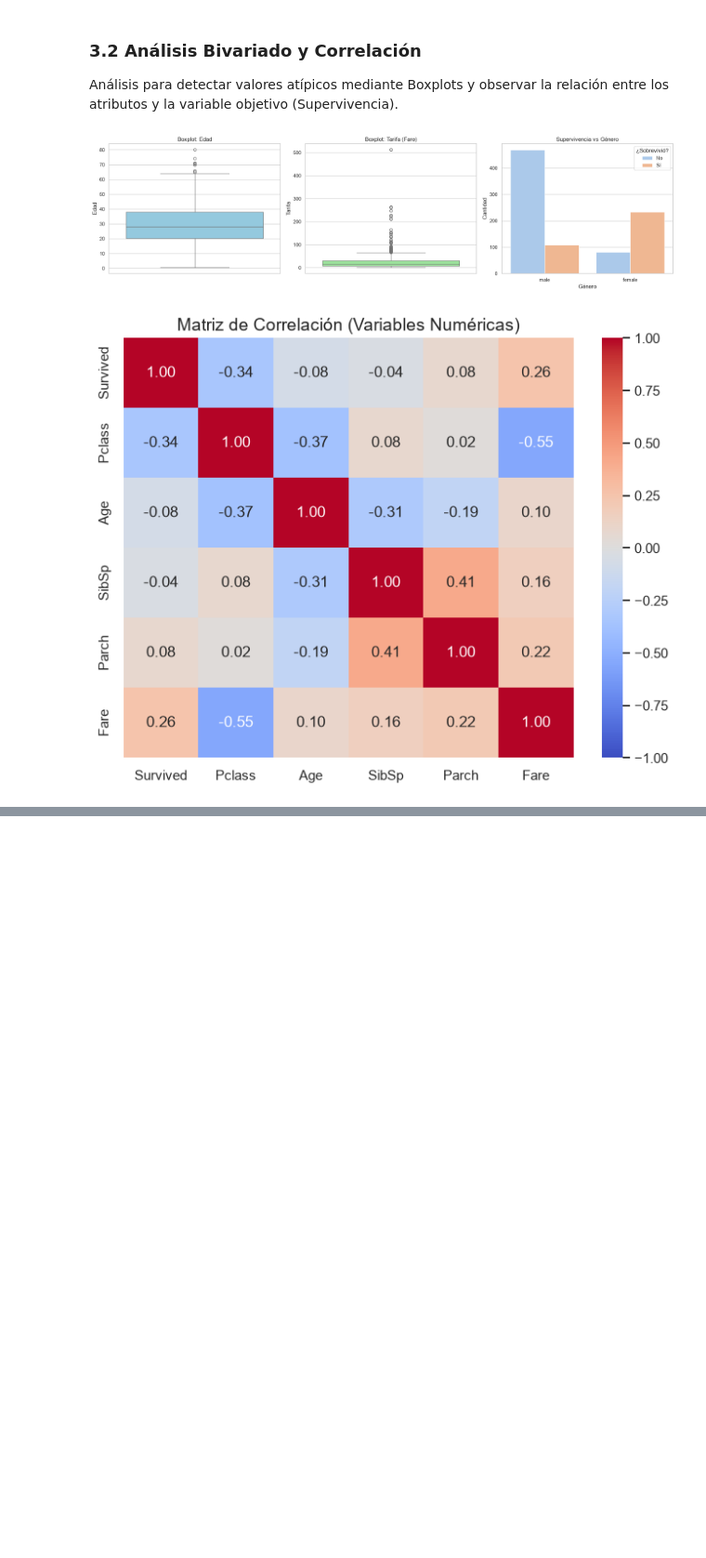
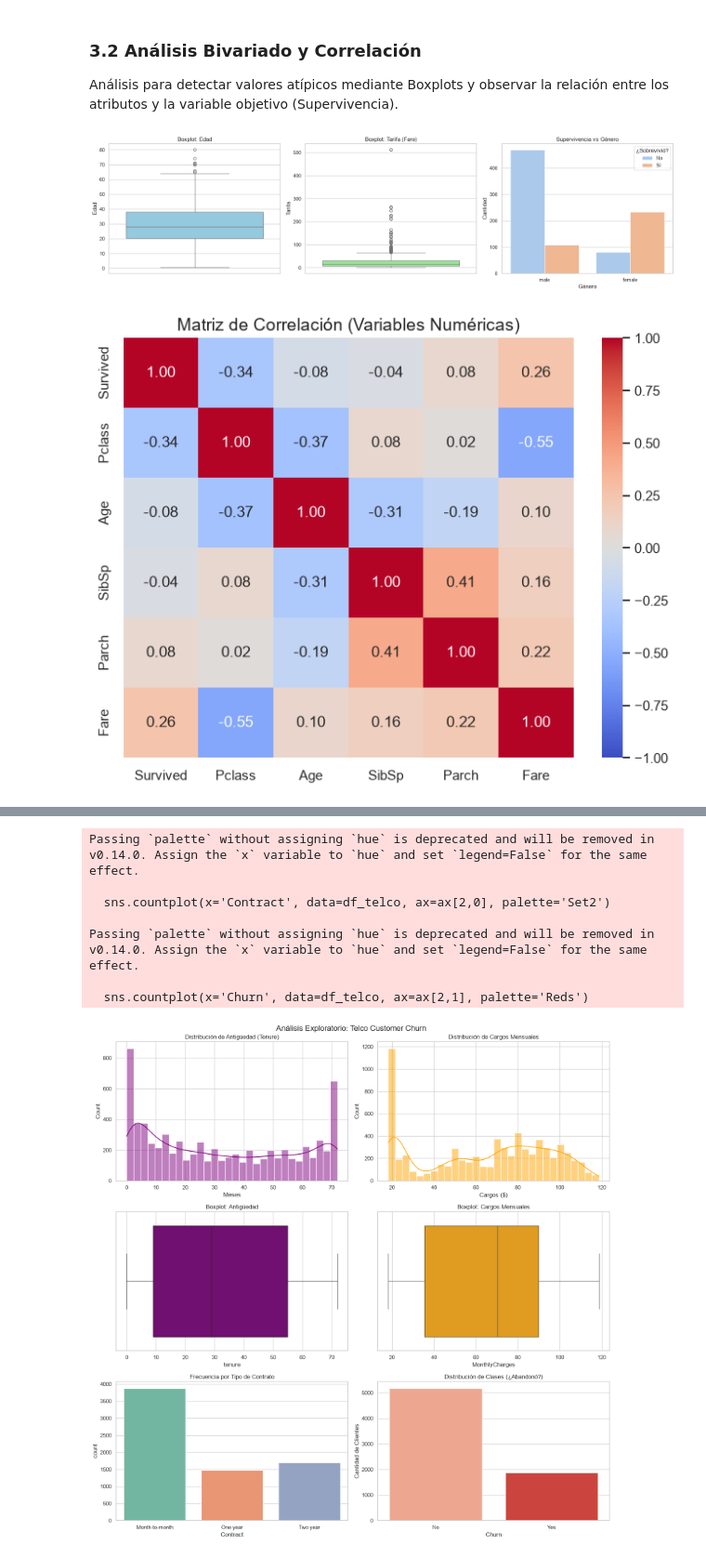
Before and after one commit to IanRey692/IA, a Jupyter notebook: P2/notebooks/EDA_Limpieza.ipynb, the cells around one changed output, grey strips where cells are left out. Shown at 93% size. Cells and saved outputs as stored; diff of their text form; code cells hidden in the pictures; blank space fills up the shorter version.

Commit message:
Eda completado para dataset telco churn

```diff
--- a/P2/notebooks/EDA_Limpieza.ipynb
+++ b/P2/notebooks/EDA_Limpieza.ipynb
@@ -238,0 +244,53 @@ plt.show()
+# %%
+# 1. Convertir 'TotalCharges' a número (los espacios vacíos se volverán nulos 'NaN')
+df_telco['TotalCharges'] = pd.to_numeric(df_telco['TotalCharges'], errors='coerce')
+
+# 2. Crear figura con 3 filas de gráficas
+fig, ax = plt.subplots(3, 2, figsize=(15, 15))
+fig.suptitle('Análisis Exploratorio: Telco Customer Churn', fontsize=16)
+
+# Fila 1: Distribuciones Numéricas (Meses de antigüedad y Cargos Mensuales)
+sns.histplot(df_telco['tenure'], bins=30, kde=True, ax=ax[0,0], color='purple')
+ax[0,0].set_title('Distribución de Antigüedad (Tenure)')
+ax[0,0].set_xlabel('Meses')
+
+sns.histplot(df_telco['MonthlyCharges'], bins=30, kde=True, ax=ax[0,1], color='orange')
+ax[0,1].set_title('Distribución de Cargos Mensuales')
+ax[0,1].set_xlabel('Cargos ($)')
+
+# Fila 2: Boxplots para ver Outliers
+sns.boxplot(x=df_telco['tenure'], ax=ax[1,0], color='purple')
+ax[1,0].set_title('Boxplot: Antigüedad')
+
+sns.boxplot(x=df_telco['MonthlyCharges'], ax=ax[1,1], color='orange')
+ax[1,1].set_title('Boxplot: Cargos Mensuales')
+
+# Fila 3, Izquierda: Gráfica Categórica (Tipo de Contrato)
+sns.countplot(x='Contract', data=df_telco, ax=ax[2,0], palette='Set2')
+ax[2,0].set_title('Frecuencia por Tipo de Contrato')
+
+# Fila 3, Derecha: DISTRIBUCIÓN DE CLASES (Target: Churn)
+sns.countplot(x='Churn', data=df_telco, ax=ax[2,1], palette='Reds')
+ax[2,1].set_title('Distribución de Clases (¿Abandonó?)')
+ax[2,1].set_ylabel('Cantidad de Clientes')
+
+plt.tight_layout()
+plt.show()
+
+# 3. Matriz de Correlación para Telco
+plt.figure(figsize=(6, 4))
+cols_numericas_telco = df_telco.select_dtypes(include=['float64', 'int64']).columns
+matriz_corr_telco = df_telco[cols_numericas_telco].corr()
+
+sns.heatmap(matriz_corr_telco, annot=True, cmap='coolwarm', fmt=".2f", vmin=-1, vmax=1)
+plt.title('Matriz de Correlación', fontsize=14)
+plt.show()
+# %% [output]
+Passing `palette` without assigning `hue` is deprecated and will be removed in v0.14.0. Assign the `x` variable to `hue` and set `legend=False` for the same effect.
+
+  sns.countplot(x='Contract', data=df_telco, ax=ax[2,0], palette='Set2')
+
+Passing `palette` without assigning `hue` is deprecated and will be removed in v0.14.0. Assign the `x` variable to `hue` and set `legend=False` for the same effect.
+
+  sns.countplot(x='Churn', data=df_telco, ax=ax[2,1], palette='Reds')
+[figure, added]
```
Also changed, not shown: parts of 3 cells of this notebook.
